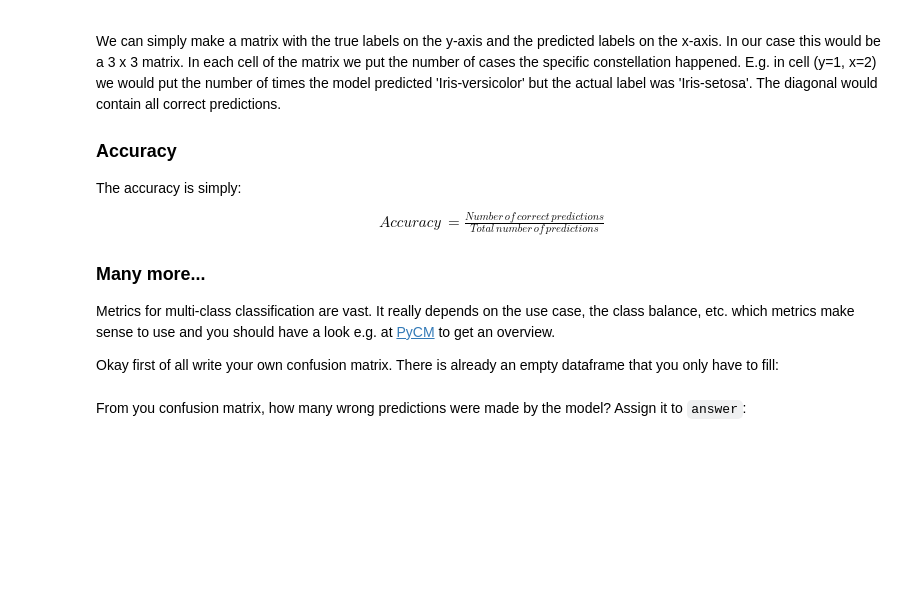
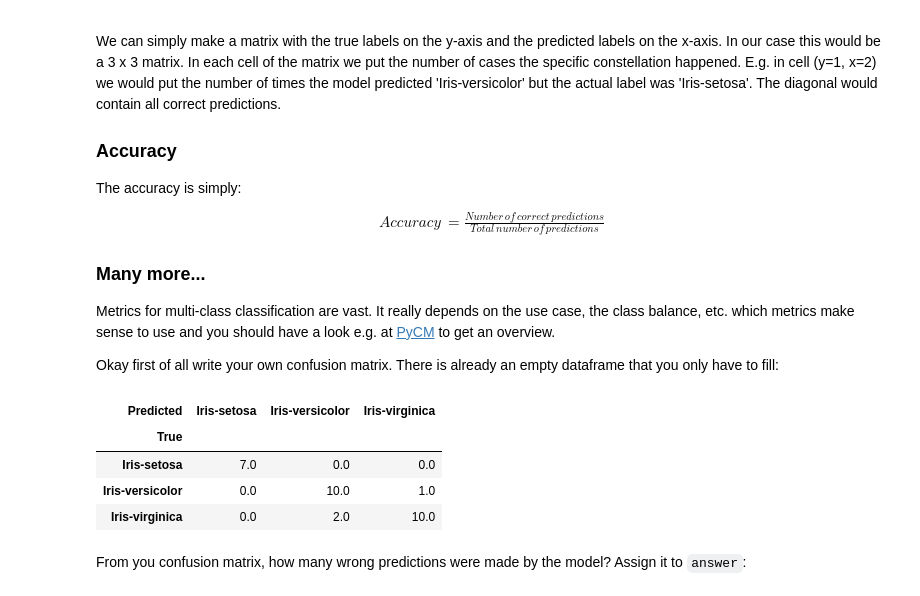
Before and after one commit to tianxiang-zhu/ML_for_sci, a Jupyter notebook: Exercise02.ipynb, the cells around one changed output. Saved outputs shown, nothing was run; the diff lists cells and outputs as text; code cells hidden in the pictures; blank space fills up the shorter version.

```diff
--- a/Exercise02.ipynb
+++ b/Exercise02.ipynb
@@ -713,8 +727,12 @@ The subset that fulfills this condition we call the *left* split and subset that
 
 Now get the subsets for the above mentioned condition and calculate the entropy of the left and right subset for the `'species'`. Assign the resulting entropies to `left_e` and `right_e` respectively.
 # %%
-# YOUR CODE HERE
-raise NotImplementedError()
+
+left_df = df[df['sepal_length'] <= 6.4]
+right_df = df[df['sepal_length'] > 6.4]
+left_e = entropy(left_df, 'species')
+right_e = entropy(right_df, 'species')
+# raise NotImplementedError()
 # %%
 assert np.round(left_e, 3) == 1.525
 # %% [markdown]
@@ -798,9 +837,36 @@ def greedy_split(df: pd.DataFrame, x_cols: list, y_col: str) -> dict:
     """
     node_e = entropy(df, y_col)
     split = dict(node_e=node_e)
+
+    best_ig = 0
+    best_feature = None
+    best_val = None
+    best_left_e = None
+    best_right_e = None
+
+    for feature in x_cols:
+        for val in df[feature].unique():   # 所有可能的分裂值
+            IG, left_e, right_e = information_gain(df, feature, val, y_col)
+            if IG > best_ig:
+                best_ig = IG
+                best_feature = feature
+                best_val = val
+                best_left_e = left_e
+                best_right_e = right_e
+
+    # 如果找到更好的分裂
+    if best_ig > 0:
+        split = {
+            'feature': best_feature,
+            'value': best_val,
+            'ig': best_ig,
+            'left_e': best_left_e,
+            'right_e': best_right_e,
+            'node_e': node_e
+        }
     # Now replace the above dict with a dict like in the example if there is a split with ig>0
     # YOUR CODE HERE
-    raise NotImplementedError()
+    # raise NotImplementedError()
     return split
 # %%
 x_cols = df.columns[:3]
@@ -1034,26 +1207,35 @@ Okay first of all write your own confusion matrix. There is already an empty dat
 # %%
 x_cols = df.columns[:3]
 y_col = 'species'
 
 shuffled = df.sample(frac=1, random_state=42)
 
 train = shuffled[:120]
 test = shuffled[120:]
 
 clf = DecisionTree()
 clf.fit(train, x_cols, y_col)
 pred = clf.predict(test)
 
 confusion_matrix = pd.DataFrame(index=df['species'].unique(),
                                 columns=df['species'].unique(),
                                 data = np.zeros((3,3)))
 confusion_matrix.index.name = 'True'
 confusion_matrix.columns.name = 'Predicted'
 
-# YOUR CODE HERE
-raise NotImplementedError()
+
+# 我和GPT太厉害啦
+for true_label, pred_label in zip(pred[y_col], pred[f"{y_col}_pred"]):
+    confusion_matrix.loc[true_label, pred_label] += 1
+# raise NotImplementedError()
 
 confusion_matrix
+# %% [output]
+| Predicted | Iris-setosa | Iris-versicolor | Iris-virginica |
+| True |  |  |  |
+| Iris-setosa | 7.0 | 0.0 | 0.0 |
+| Iris-versicolor | 0.0 | 10.0 | 1.0 |
+| Iris-virginica | 0.0 | 2.0 | 10.0 |
 # %% [markdown]
 From you confusion matrix, how many wrong predictions were made by the model? Assign it to `answer`:
 # %%
```
Also changed, not shown: parts of 9 cells of this notebook, 8 other files.
